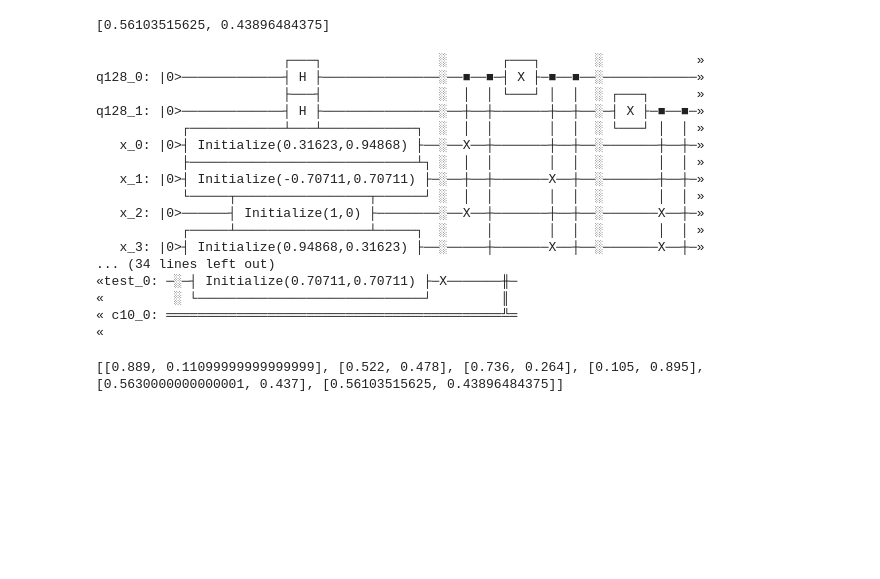
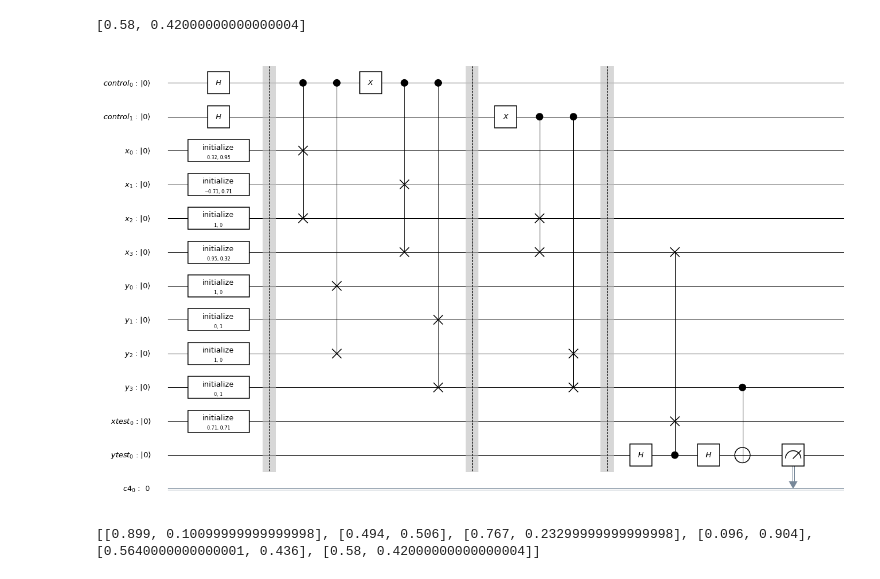
Before and after one commit to amacaluso/Quantum-Ensemble-for-Classification, a Jupyter notebook: notebooks/data_custom.ipynb, the cells around one changed output. Cells and saved outputs as stored; diff of their text form; code cells hidden in the pictures; blank space fills up the shorter version.

```diff
--- a/notebooks/data_custom.ipynb
+++ b/notebooks/data_custom.ipynb
@@ -44,32 +44,19 @@ r_avg = [np.mean(p0), np.mean(p1)]
 # %%
-qc = ensemble_cos(X_data, Y_data, x_test)
-r = exec_simulator(qc, n_shots=8192)
+qc = ensemble_fixed_U(X_data, Y_data, x_test)
+r = exec_simulator(qc, n_shots=1000)
 r_ens = retrieve_proba(r)
 print(r_ens)
 # %% [output]
-[0.56103515625, 0.43896484375]
+[0.58, 0.42000000000000004]
-# %%
-print(qc)
-# %% [output]
-                        ┌───┐               ░       ┌───┐       ░            »
-q128_0: |0>─────────────┤ H ├───────────────░──■──■─┤ X ├─■──■──░────────────»
-                        ├───┤               ░  │  │ └───┘ │  │  ░ ┌───┐      »
-q128_1: |0>─────────────┤ H ├───────────────░──┼──┼───────┼──┼──░─┤ X ├─■──■─»
-           ┌────────────┴───┴────────────┐  ░  │  │       │  │  ░ └───┘ │  │ »
-   x_0: |0>┤ Initialize(0.31623,0.94868) ├──░──X──┼───────┼──┼──░───────┼──┼─»
-           ├─────────────────────────────┴┐ ░  │  │       │  │  ░       │  │ »
-   x_1: |0>┤ Initialize(-0.70711,0.70711) ├─░──┼──┼───────X──┼──░───────┼──┼─»
-           └─────┬─────────────────┬──────┘ ░  │  │       │  │  ░       │  │ »
-   x_2: |0>──────┤ Initialize(1,0) ├────────░──X──┼───────┼──┼──░───────X──┼─»
-           ┌─────┴─────────────────┴─────┐  ░     │       │  │  ░       │  │ »
-   x_3: |0>┤ Initialize(0.94868,0.31623) ├──░─────┼───────X──┼──░───────X──┼─»
-... (34 lines left out)
-«test_0: ─░─┤ Initialize(0.70711,0.70711) ├─X───────╫─
-«         ░ └─────────────────────────────┘         ║
-« c10_0: ═══════════════════════════════════════════╩═
-«
+# %%
+# Change the background color in mpl
+# style = {'gatefacecolor': 'lightblue' }
+
+qc.draw(output='mpl', scale=.9, filename='output/qiskit_qc.png')
+# %% [output]
+[figure, added]
 # %%
 out = [r1, r2, r3, r4, r_avg, r_ens]
 print(out)
 # %% [output]
-[[0.889, 0.11099999999999999], [0.522, 0.478], [0.736, 0.264], [0.105, 0.895], [0.5630000000000001, 0.437], [0.56103515625, 0.43896484375]]
+[[0.899, 0.10099999999999998], [0.494, 0.506], [0.767, 0.23299999999999998], [0.096, 0.904], [0.5640000000000001, 0.436], [0.58, 0.42000000000000004]]
```
Also changed, not shown: parts of 11 cells of this notebook, 4 other files.
